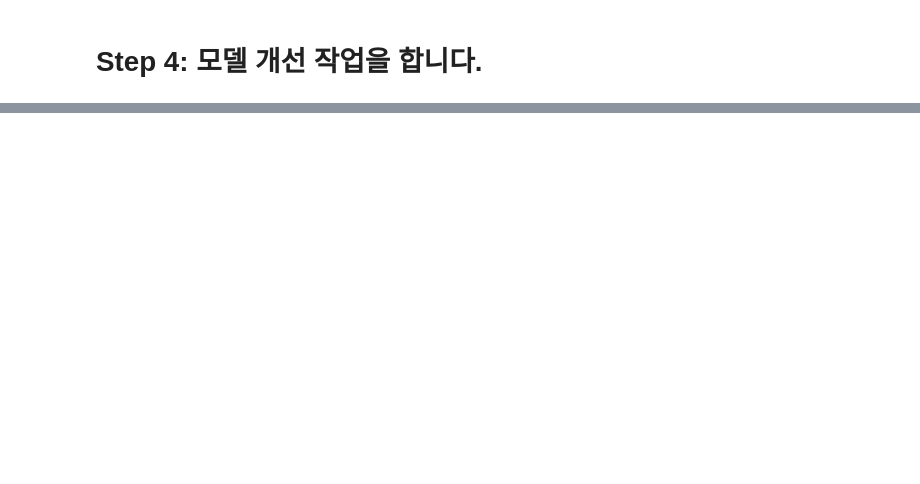
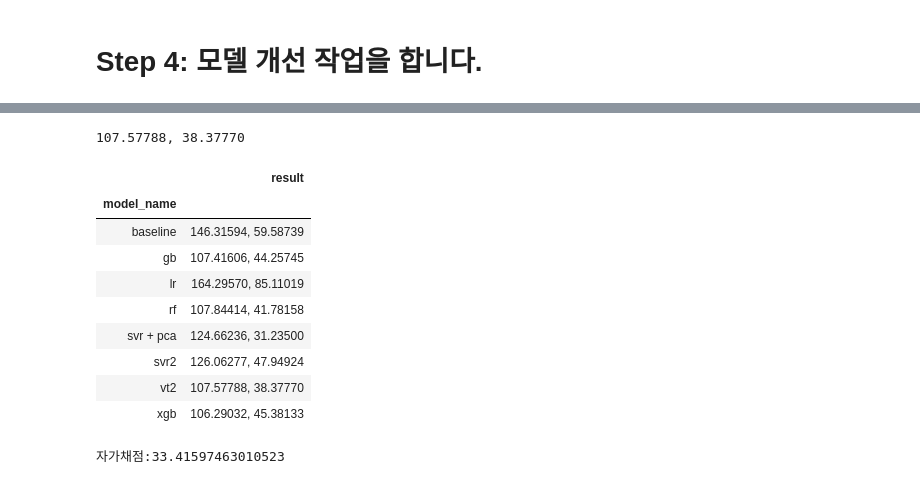
Before and after one commit to sunkusun9/DS_Lv3_2406, a Jupyter notebook: sec_ds_lv3_prob3_kaggle.ipynb, the cells around one changed output, grey strips where cells are left out. Drawn from its saved outputs; the diff is of its cells as text; code cells hidden in the pictures; blank space fills up the shorter version.

Commit message:
Day1 Kaggle 모범 답안 올립니다.

```diff
--- a/sec_ds_lv3_prob3_kaggle.ipynb
+++ b/sec_ds_lv3_prob3_kaggle.ipynb
@@ -176,0 +168,3 @@ def select_model(reg):
+# %%
+# 모델의 검증 결과를 남겨두기 위한 리스트입니다.
+s_hist = []
@@ -221,0 +343,16 @@ mean_absolute_error(s_kaggle_ans, prd)
+# %%
+# XGB: XGBoost
+
+import xgboost as xgb
+
+X_xgb = "15분, 30분, 45분, 60분, DayName, Hour, AM, Weekend_yn, Holiday_yn, Avg, TotalHour, 생산량, 기온, 풍속, 습도, 강수량, 전기요금(계절), 공장인원, 인건비"
+X_xgb = [i.strip() for i in X_xgb.split(',')]
+
+ct = ColumnTransformer([
+    ('pt', 'passthrough', X_xgb)
+])
+reg_xgb = make_pipeline(
+    ct,
+    xgb.XGBRegressor(n_estimators=500, learning_rate=0.02, max_depth=6, random_state=123)
+)
+eval_model('xgb', reg_xgb)
@@ -221,0 +397,35 @@ mean_absolute_error(s_kaggle_ans, prd)
+# %%
+# VotingRegressor
+
+from sklearn.ensemble import VotingRegressor
+
+# Voting할 모델을 선별합니다.
+reg_vt2 = VotingRegressor([
+    #('baseline', reg_svr),
+    #('svr2', reg_svr2),
+    ('svr+pca', reg_svr3),
+    ('gb', reg_gb),
+    ('rf', reg_rf),
+    ('xgb', reg_xgb),
+    # ('lr', reg_lr)
+])
+# Voting 모델의 성능을 측정
+eval_model('vt2', reg_vt2)
+# %% [output]
+107.57788, 38.37770
+|  | result |
+| model_name |  |
+| baseline | 146.31594, 59.58739 |
+| gb | 107.41606, 44.25745 |
+| lr | 164.29570, 85.11019 |
+| rf | 107.84414, 41.78158 |
+| svr + pca | 124.66236, 31.23500 |
+| svr2 | 126.06277, 47.94924 |
+| vt2 | 107.57788, 38.37770 |
+| xgb | 106.29032, 45.38133 |
+# %%
+# 결과상 최종모델은 xgb를 선택하 것이지만, vt2의 자가 채점 결과를 봅니다.
+prd = select_model(reg_vt2)
+print('자가채점:{}'.format(mean_absolute_error(s_kaggle_ans, prd)))
+# %% [output]
+자가채점:33.41597463010523
```
Also changed, not shown: parts of 22 cells of this notebook.
